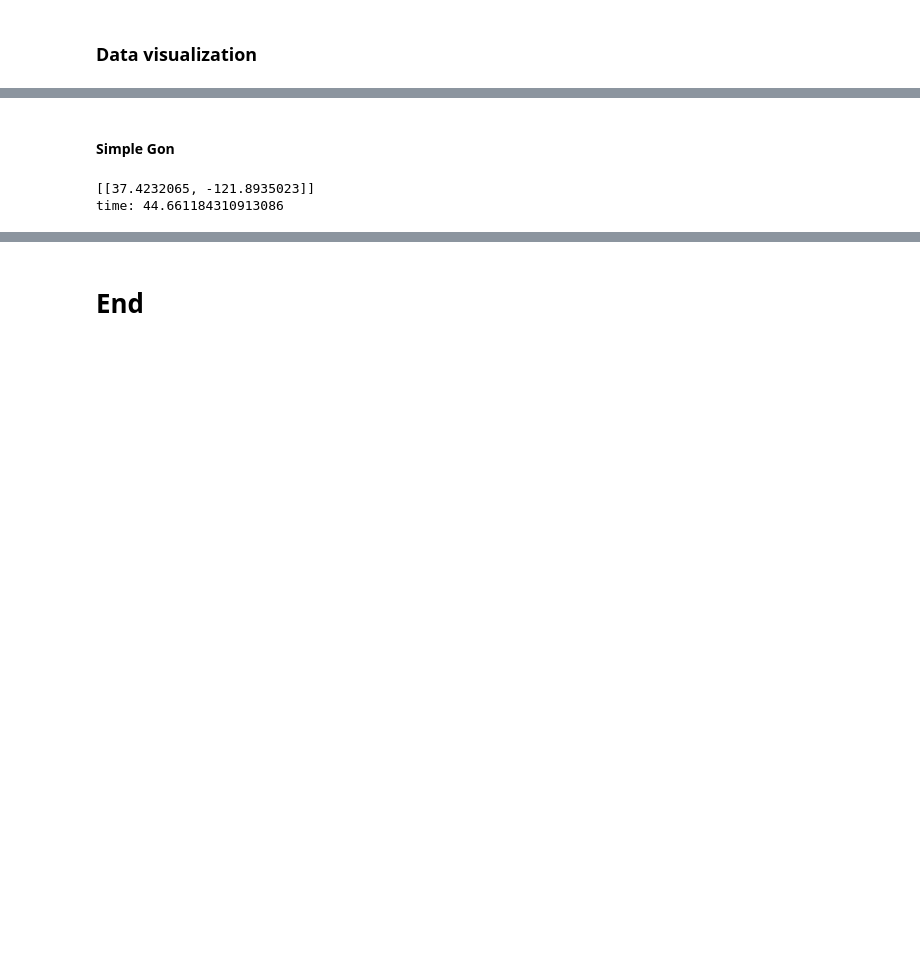
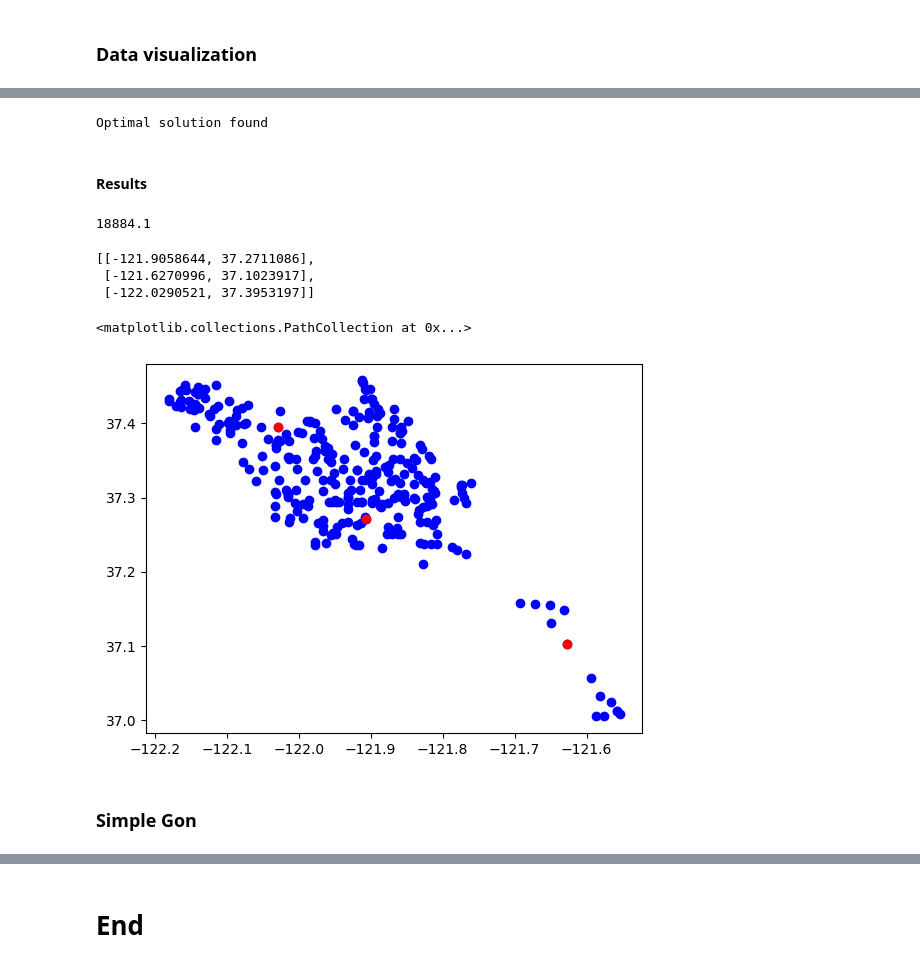
Before and after one commit to marco-scatassi/GeoSpatial-analysis, a Jupyter notebook: notebooks/p-center_facility_location.ipynb, the cells around one changed output, grey strips where cells are left out. Drawn from its saved outputs; the diff is of its cells as text; code cells hidden in the pictures; blank space fills up the shorter version.

```diff
--- a/notebooks/p-center_facility_location.ipynb
+++ b/notebooks/p-center_facility_location.ipynb
@@ -273,0 +441,6 @@ map_
+# %%
+data = {None: {
+    'p': {None: candidate_locations},
+    'd': d
+}
+}
@@ -273,0 +449,2 @@ map_
+# %%
+istance = model.create_instance(data)
@@ -274,7 +460,42 @@ map_
+# %%
+# Check the status of the solver
+if result.solver.status == pyo.SolverStatus.ok and result.solver.termination_condition == pyo.TerminationCondition.optimal:
+    print('Optimal solution found')
+elif result.solver.termination_condition == pyo.TerminationCondition.infeasible:
+    print('Problem is infeasible')
+else:
+    print('Solver terminated with status %s' % result.solver.termination_condition)
+# %% [output]
+Optimal solution found
+# %% [markdown]
+#### Results
+# %%
+for v in istance.component_data_objects(Objective):
+    maximal_distance = pyo.value(v)
+
+maximal_distance
+# %% [output]
+18884.1
+# %%
+exact_solution_locations_index = []
+
+for v in istance.component_data_objects(Var):
+    if v.value == 1:
+        if v.name[0] == 'x':
+            exact_solution_locations_index.append(v.index())
+
+exact_solution_locations = [geo_df_list_sample[i] for i in exact_solution_locations_index]
+# %%
+exact_solution_locations
+# %% [output]
+[[-121.9058644, 37.2711086],
+ [-121.6270996, 37.1023917],
+ [-122.0290521, 37.3953197]]
+# %%
+plt.scatter([x for x in np.array(geo_df_list_sample)[:,0]], [x for x in np.array(geo_df_list_sample)[:,1]], c = 'blue')
+plt.scatter([x for x in np.array(exact_solution_locations)[:,0]], [x for x in np.array(exact_solution_locations)[:,1]], c = 'red')
+# %% [output]
+<matplotlib.collections.PathCollection at 0x...>
+[figure, added]
 # %% [markdown]
-#### Simple Gon
+### Simple Gon
-# %%
-C, d  = gon(3, pd.Series(geo_df_list_sample))
-# %% [output]
-[[37.4232065, -121.8935023]]
-time: 44.661184310913086
```
Also changed, not shown: parts of 52 cells of this notebook, 1 other file.
